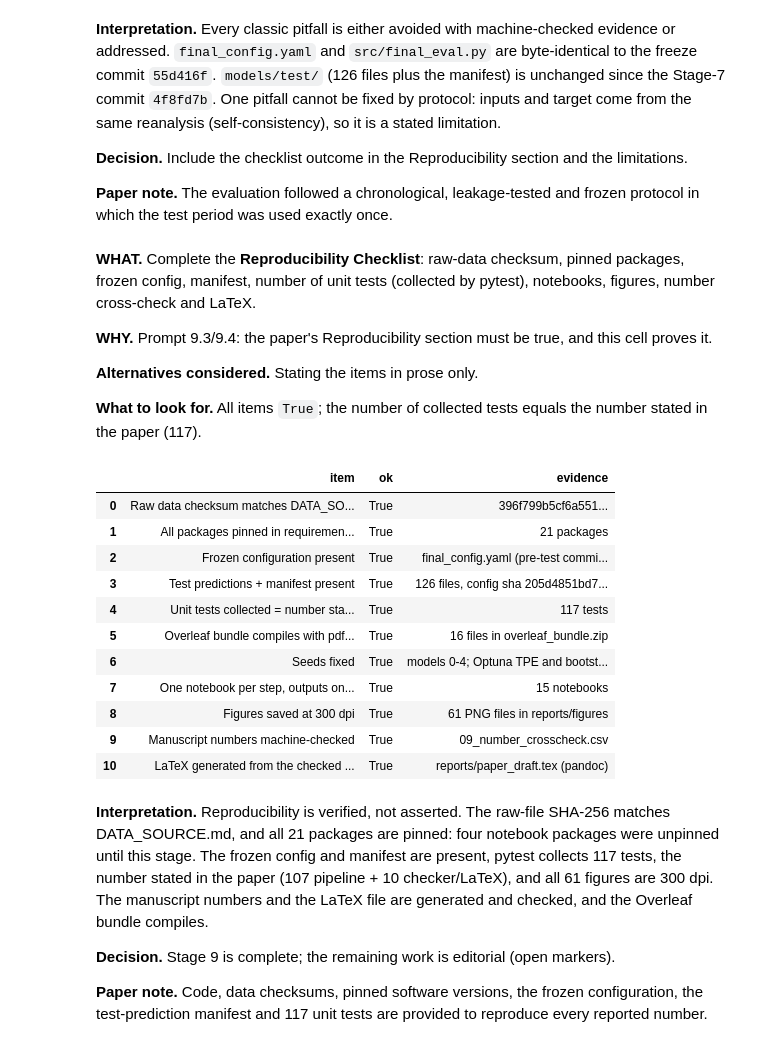
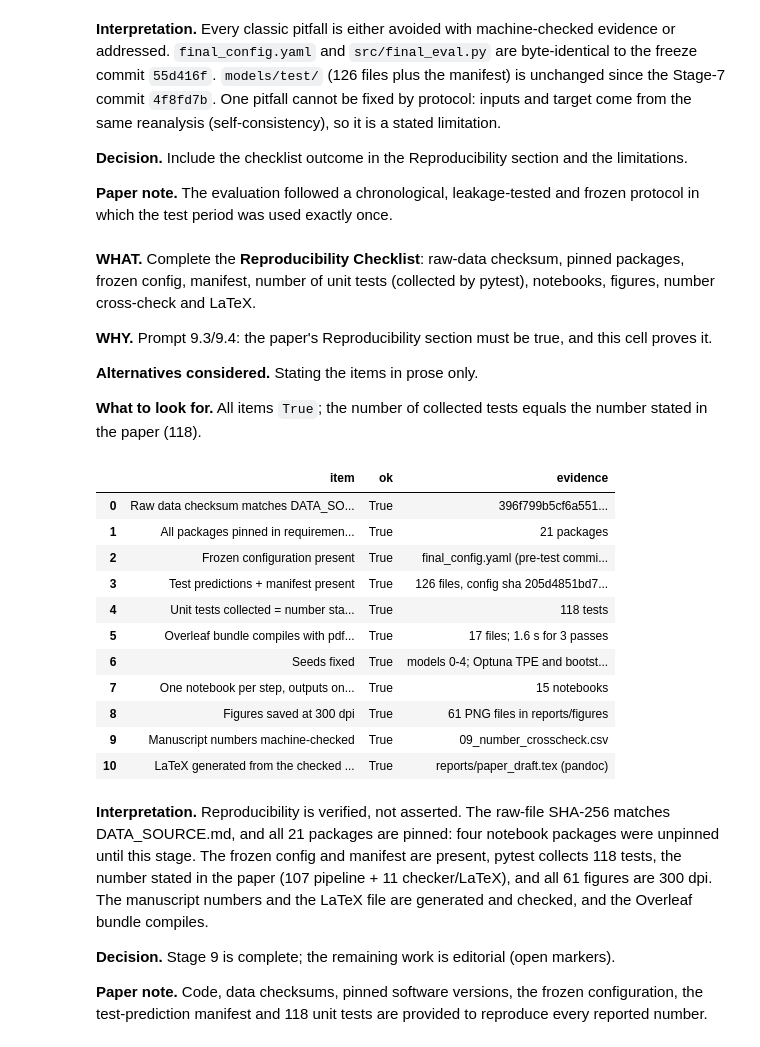
Before and after one commit to mhkamil/sylhet-rainfall-forecasting, a Jupyter notebook: notebooks/09_paper_tables.ipynb, the cells around one changed output. Drawn from its saved outputs; the diff is of its cells as text; code cells hidden in the pictures.

```diff
--- a/notebooks/09_paper_tables.ipynb
+++ b/notebooks/09_paper_tables.ipynb
@@ -739,30 +730,0 @@ dtype: int64
-# %%
-import tempfile, zipfile
-bundle = ROOT / "reports" / "overleaf_bundle.zip"
-members = P.overleaf_bundle(tex_path, P.BIB, sorted(TAB.glob("09_paper_table*.tex")), bundle)
-log, pages = "", None
-with tempfile.TemporaryDirectory() as tmp:                 # compile exactly what Overleaf will receive
-    zipfile.ZipFile(bundle).extractall(tmp)
-    if shutil.which("pdflatex"):
-        for cmd in [["pdflatex", "-interaction=nonstopmode", "main.tex"], ["bibtex", "main"],
-                    ["pdflatex", "-interaction=nonstopmode", "main.tex"], ["pdflatex", "-interaction=nonstopmode", "main.tex"]]:
-            subprocess.run(cmd, cwd=tmp, capture_output=True, text=True)
-        log = Path(tmp, "main.log").read_text(errors="replace")
-        blg = Path(tmp, "main.blg").read_text(errors="replace")
-        pages = re.search(r"Output written on main.pdf \((\d+) pages?", log)
-errors = [l for l in log.splitlines() if l.startswith("! ")]
-undefined = re.findall(r"(?:Citation|Reference) .{0,60}undefined", log)
-pdf_ok = bool(pages) and not errors and not undefined
-compile_report = pd.Series({
-    "files in bundle": len(members),
-    "figures in bundle": sum(m.startswith("figures/") for m in members),
-    "tables in bundle": sum(m.startswith("tables/") for m in members),
-    "pdfLaTeX pages": int(pages.group(1)) if pages else None,
-    "LaTeX errors": len(errors),
-    "undefined citations/references": len(undefined),
-    "BibTeX warnings": blg.count("Warning--") if log else None,
-    "overfull hbox warnings (layout only)": log.count("Overfull \\hbox"),
-})
-assert pdf_ok, (errors, undefined)
-print(sorted(members))
-compile_report
@@ -851,53 +882,53 @@ pitfalls
 
 **Alternatives considered.** Stating the items in prose only.
 
-**What to look for.** All items `True`; the number of collected tests equals the number stated in the paper (117).
+**What to look for.** All items `True`; the number of collected tests equals the number stated in the paper (118).
 # %%
 import hashlib
 raw = ROOT / "data" / "raw" / "sylhet_power_daily_AG_1981-2025_raw.csv"
 raw_sha = hashlib.sha256(raw.read_bytes()).hexdigest()
 reqs = [l.strip() for l in (ROOT / "requirements.txt").read_text().splitlines() if l.strip()]
 collected = subprocess.run([sys.executable, "-m", "pytest", "--collect-only", "-q", str(ROOT / "tests")], cwd=ROOT,
                            capture_output=True, text=True).stdout
 n_tests = int(re.search(r"(\d+) tests? collected", collected).group(1))
 notebooks = sorted(p.name for p in (ROOT / "notebooks").glob("*.ipynb"))
 from PIL import Image
 dpis = [Image.open(f).info.get("dpi", (0, 0))[0] for f in sorted((ROOT / "reports" / "figures").glob("*.png"))]
 repro = pd.DataFrame([
     ("Raw data checksum matches DATA_SOURCE.md", raw_sha in (ROOT / "data" / "raw" / "DATA_SOURCE.md").read_text(), raw_sha[:16] + "..."),
     ("All packages pinned in requirements.txt", all("==" in r for r in reqs), f"{len(reqs)} packages"),
     ("Frozen configuration present", (ROOT / "final_config.yaml").exists(), "final_config.yaml (pre-test commit 827eae8)"),
     ("Test predictions + manifest present", (ROOT / "models" / "test" / "manifest.json").exists(), f"{n_pred} files, config sha {manifest['config_sha256'][:12]}..."),
     ("Unit tests collected = number stated in the paper",
      n_tests == int(re.search(r"enforced by (\d+) unit tests", md).group(1)), f"{n_tests} tests"),
-    ("Overleaf bundle compiles with pdfLaTeX + BibTeX", pdf_ok, f"{len(members)} files in overleaf_bundle.zip"),
+    ("Overleaf bundle compiles with pdfLaTeX alone (pre-built main.bbl)", pdf_ok, f"{len(members)} files; {sum(v for k, v in times.items() if k.startswith('pass')):.1f} s for 3 passes"),
     ("Seeds fixed", True, "models 0-4; Optuna TPE and bootstrap 42; numpy seeds in notebooks"),
     ("One notebook per step, outputs on disk", len(notebooks) >= 15, f"{len(notebooks)} notebooks"),
     ("Figures saved at 300 dpi", all(abs(d - 300) < 1 for d in dpis), f"{len(dpis)} PNG files in reports/figures"),
     ("Manuscript numbers machine-checked", counts.sum() == 0, "09_number_crosscheck.csv"),
     ("LaTeX generated from the checked Markdown", tex_path.exists(), "reports/paper_draft.tex (pandoc)"),
 ], columns=["item", "ok", "evidence"])
 assert repro.ok.all(), repro[~repro.ok]
 repro
 # %% [output]
 |  | item | ok | evidence |
 | 0 | Raw data checksum matches DATA_SO... | True | 396f799b5cf6a551... |
 | 1 | All packages pinned in requiremen... | True | 21 packages |
 | 2 | Frozen configuration present | True | final_config.yaml (pre-test commi... |
 | 3 | Test predictions + manifest present | True | 126 files, config sha 205d4851bd7... |
-| 4 | Unit tests collected = number sta... | True | 117 tests |
-| 5 | Overleaf bundle compiles with pdf... | True | 16 files in overleaf_bundle.zip |
+| 4 | Unit tests collected = number sta... | True | 118 tests |
+| 5 | Overleaf bundle compiles with pdf... | True | 17 files; 1.6 s for 3 passes |
 | 6 | Seeds fixed | True | models 0-4; Optuna TPE and bootst... |
 | 7 | One notebook per step, outputs on... | True | 15 notebooks |
 | 8 | Figures saved at 300 dpi | True | 61 PNG files in reports/figures |
 | 9 | Manuscript numbers machine-checked | True | 09_number_crosscheck.csv |
 | 10 | LaTeX generated from the checked ... | True | reports/paper_draft.tex (pandoc) |
 # %% [markdown]
-**Interpretation.** Reproducibility is verified, not asserted. The raw-file SHA-256 matches DATA_SOURCE.md, and all 21 packages are pinned: four notebook packages were unpinned until this stage. The frozen config and manifest are present, pytest collects 117 tests, the number stated in the paper (107 pipeline + 10 checker/LaTeX), and all 61 figures are 300 dpi. The manuscript numbers and the LaTeX file are generated and checked, and the Overleaf bundle compiles.
+**Interpretation.** Reproducibility is verified, not asserted. The raw-file SHA-256 matches DATA_SOURCE.md, and all 21 packages are pinned: four notebook packages were unpinned until this stage. The frozen config and manifest are present, pytest collects 118 tests, the number stated in the paper (107 pipeline + 11 checker/LaTeX), and all 61 figures are 300 dpi. The manuscript numbers and the LaTeX file are generated and checked, and the Overleaf bundle compiles.
 
 **Decision.** Stage 9 is complete; the remaining work is editorial (open markers).
 
-**Paper note.** Code, data checksums, pinned software versions, the frozen configuration, the test-prediction manifest and 117 unit tests are provided to reproduce every reported number.
+**Paper note.** Code, data checksums, pinned software versions, the frozen configuration, the test-prediction manifest and 118 unit tests are provided to reproduce every reported number.
 # %% [markdown]
 ## END-OF-STAGE 9
 
```
Also changed, not shown: parts of 8 cells of this notebook, 7 other files.
